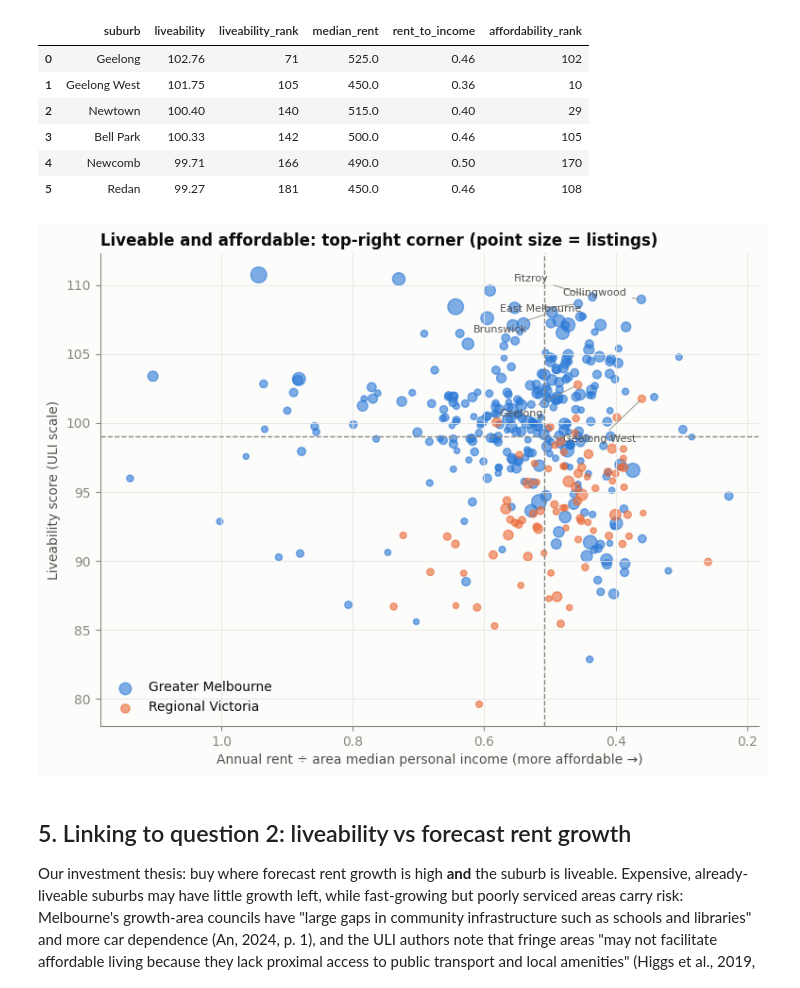
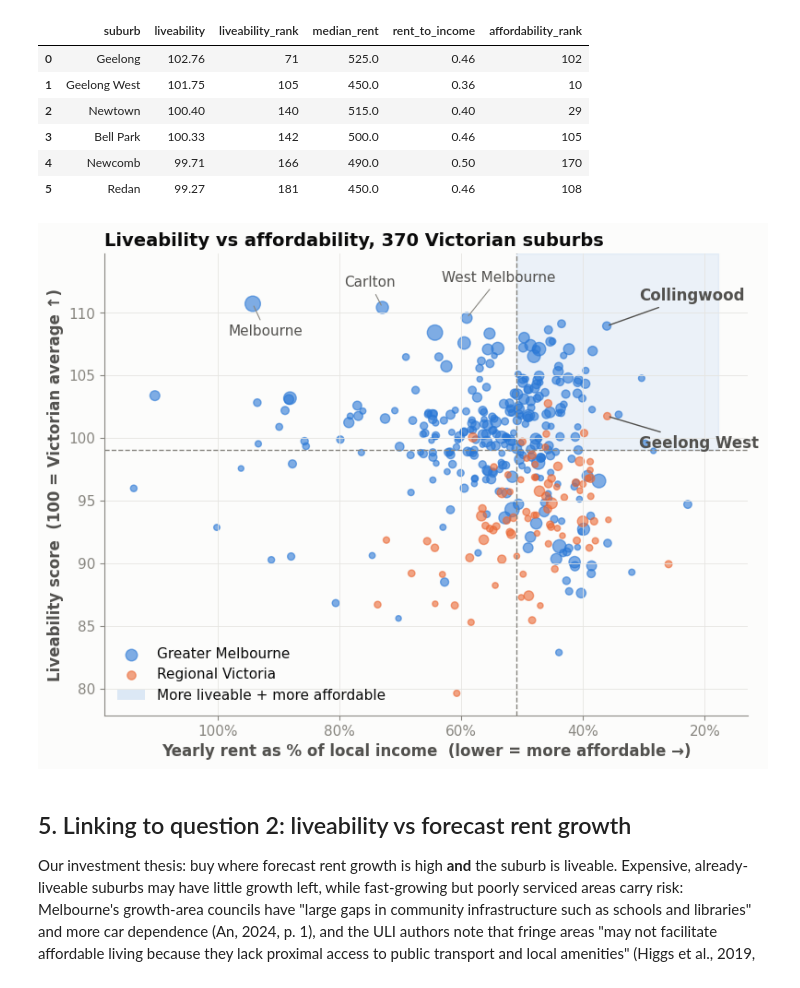
Before and after one commit to mdharmawan19/industry-project-group-55, a Jupyter notebook: notebooks/07_liveability.ipynb, the cells around one changed output. Drawn from its saved outputs; the diff is of its cells as text; code cells hidden in the pictures.

```diff
--- a/notebooks/07_liveability.ipynb
+++ b/notebooks/07_liveability.ipynb
@@ -211,26 +211,51 @@ Regional Victoria: 6 suburbs are both more liveable and more affordable than the
 | 4 | Newcomb | 99.71 | 166 | 490.0 | 0.50 | 170 |
 | 5 | Redan | 99.27 | 181 | 450.0 | 0.46 | 108 |
 # %%
+from matplotlib.ticker import PercentFormatter
+from matplotlib.patches import Patch
+
 fig, ax = plt.subplots(figsize=(9, 6.5))
 for flag, colour, label in [(True, style.BLUE, "Greater Melbourne"), (False, style.ORANGE, "Regional Victoria")]:
     p = suburbs[suburbs["metro"] == flag]
     ax.scatter(p["rent_to_income"], p["liveability"], s=np.sqrt(p["listings"]) * 6, alpha=0.6, color=colour, label=label)
-ax.axvline(suburbs["rent_to_income"].median(), color=style.MUTED, linewidth=1, linestyle="--")
-ax.axhline(suburbs["liveability"].median(), color=style.MUTED, linewidth=1, linestyle="--")
-labels = pd.concat([both[both["metro"] == True].nlargest(4, "liveability"),
-                    both[both["metro"] == False].nlargest(2, "liveability")])
-for i, (_, r) in enumerate(labels.iterrows()):
-    ax.annotate(r["suburb"], (r["rent_to_income"], r["liveability"]), fontsize=8, color=style.INK_2,
-                xytext=(-60, 12 - 9 * i), textcoords="offset points",
-                arrowprops=dict(arrowstyle="-", color=style.MUTED, linewidth=0.6))
+
+x_med, y_med = suburbs["rent_to_income"].median(), suburbs["liveability"].median()
+ax.axvline(x_med, color=style.MUTED, linewidth=1, linestyle="--")
+ax.axhline(y_med, color=style.MUTED, linewidth=1, linestyle="--")
+ax.fill_betweenx([y_med, suburbs["liveability"].max() + 4], suburbs["rent_to_income"].min() - 0.05, x_med,
+                 color=style.BLUE, alpha=0.08, zorder=0)
+
+# most liveable suburbs (named on the slide)
+for name, offset in [("Melbourne", (10, -25)), ("Carlton", (-10, 16)), ("West Melbourne", (25, 28))]:
+    r = suburbs[suburbs["suburb"] == name].iloc[0]
+    ax.annotate(name, (r["rent_to_income"], r["liveability"]), fontsize=11, color=style.INK_2, ha="center",
+                xytext=offset, textcoords="offset points",
+                arrowprops=dict(arrowstyle="-", color=style.MUTED, linewidth=0.8))
+
+# liveable and affordable examples
+for name, offset in [("Collingwood", (25, 20)), ("Geelong West", (25, -25))]:
+    r = suburbs[suburbs["suburb"] == name].iloc[0]
+    ax.annotate(name, (r["rent_to_income"], r["liveability"]), fontsize=12, fontweight="bold", color=style.INK_2,
+                xytext=offset, textcoords="offset points",
+                arrowprops=dict(arrowstyle="-", color=style.INK_2, linewidth=1))
+
 ax.invert_xaxis()   # more affordable to the right
-ax.set(xlabel="Annual rent ÷ area median personal income (more affordable →)", ylabel="Liveability score (ULI scale)",
-       title="Liveable and affordable: top-right corner (point size = listings)")
-ax.legend(loc="lower left")
-fig.savefig(config.PLOTS / "liveability_vs_affordability.png", dpi=150, bbox_inches="tight")
+ax.xaxis.set_major_formatter(PercentFormatter(1.0))
+ax.set_ylim(top=suburbs["liveability"].max() + 4)
+ax.set_title("Liveability vs affordability, 370 Victorian suburbs", fontsize=14, fontweight="bold", loc="left")
+ax.set_xlabel("Yearly rent as % of local income  (lower = more affordable →)", fontsize=12, fontweight="bold")
+ax.set_ylabel("Liveability score  (100 = Victorian average ↑)", fontsize=12, fontweight="bold")
+ax.tick_params(labelsize=11)
+
+handles, labels = ax.get_legend_handles_labels()
+handles.append(Patch(facecolor=style.BLUE, alpha=0.15))
+labels.append("More liveable + more affordable")
+ax.legend(handles, labels, loc="lower left", fontsize=11)
+
+fig.savefig(config.PLOTS / "liveability_vs_affordability.png", dpi=200, bbox_inches="tight")
 plt.show()
 # %% [output]
-[figure, old version]
+[figure, new version]
 # %% [markdown]
 ## 5. Linking to question 2: liveability vs forecast rent growth
 Our investment thesis: buy where forecast rent growth is high **and** the suburb is liveable. Expensive, already-
```
Also changed, not shown: parts of 5 cells of this notebook, 2 other files.
